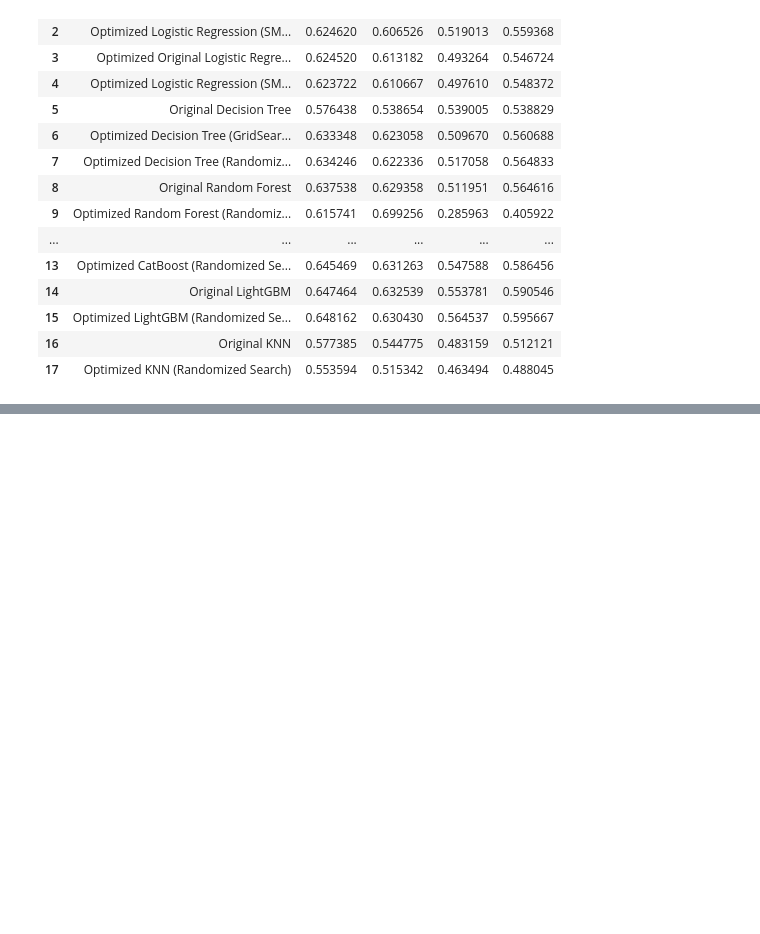
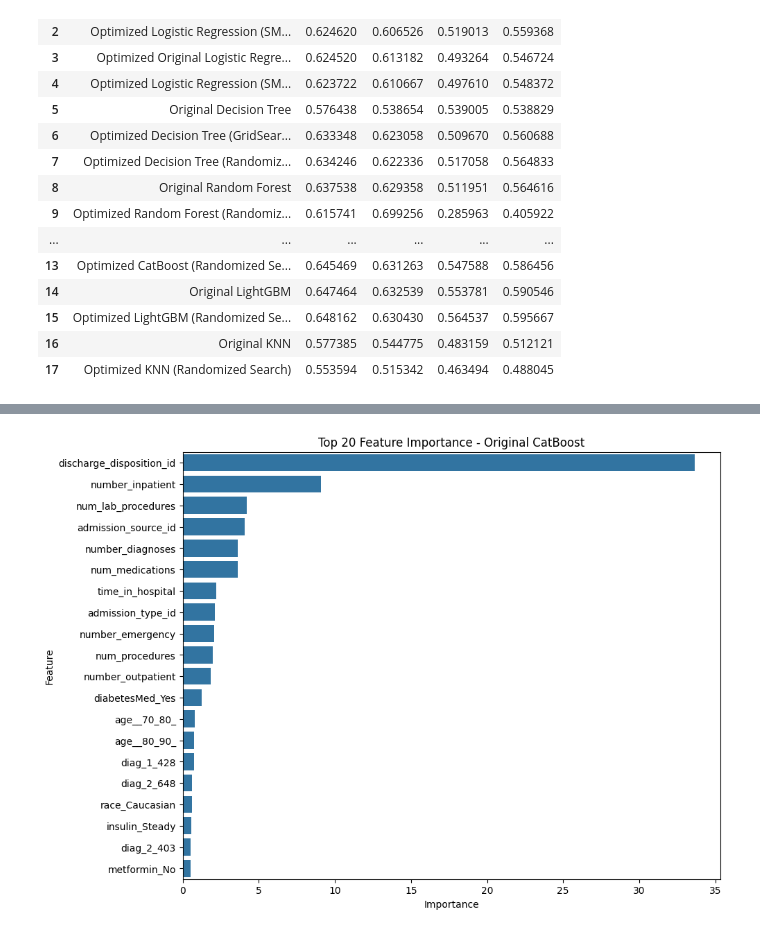
Before and after one commit to AKINYEMI01/Final_Project, a Jupyter notebook: Final_Project.ipynb, the cells around one changed output, grey strips where cells are left out. Cells and saved outputs as stored; diff of their text form; code cells hidden in the pictures; blank space fills up the shorter version.

```diff
--- a/Final_Project.ipynb
+++ b/Final_Project.ipynb
@@ -1698,0 +1753,13 @@ display(df_performance)
+# %%
+# Feature Importance for Original CatBoost
+feature_importance_catboost = catboost_model.get_feature_importance()
+features_catboost = X_train.columns # Assuming X_train columns are the same as used for CatBoost
+importance_df_catboost = pd.DataFrame({'Feature': features_catboost, 'Importance': feature_importance_catboost})
+importance_df_catboost = importance_df_catboost.sort_values(by='Importance', ascending=False).head(20) # Display top 20
+
+plt.figure(figsize=(10, 8))
+sns.barplot(x='Importance', y='Feature', data=importance_df_catboost)
+plt.title('Top 20 Feature Importance - Original CatBoost')
+plt.show()
+# %% [output]
+[figure, added]
```
Also changed, not shown: parts of 12 cells of this notebook.
